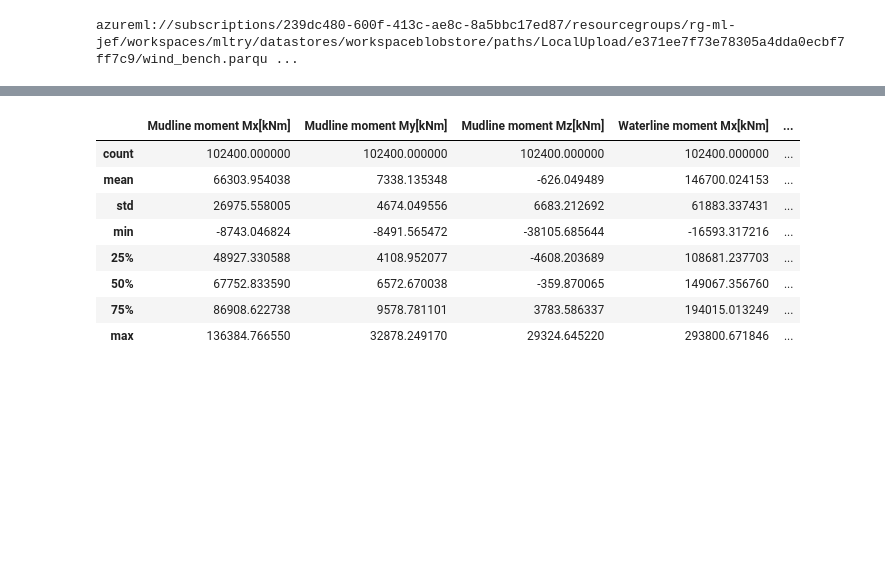
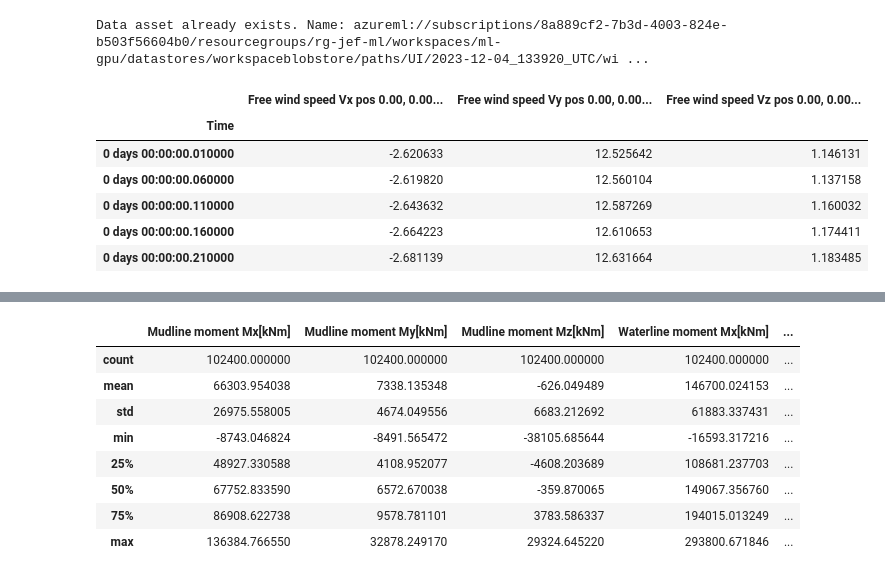
Before and after one commit to zwergon/wind_bench, a Jupyter notebook: notebooks/wb_data.ipynb, the cells around one changed output, grey strips where cells are left out. Saved outputs shown, nothing was run; the diff lists cells and outputs as text; code cells hidden in the pictures; blank space fills up the shorter version.

```diff
--- a/notebooks/wb_data.ipynb
+++ b/notebooks/wb_data.ipynb
@@ -19,39 +17,52 @@ from azure.ai.ml.entities import Data
 from azure.ai.ml.constants import AssetTypes
 import os
 
-os.environ['http_proxy'] = 'http://irproxy:8082/'
-os.environ['https_proxy'] = 'http://irproxy:8082'
-
 # update the 'my_path' variable to match the location of where you downloaded the data on your
 # local filesystem
 
-my_path = "./data/wind_bench.parquet"
-# set the version number of the data asset
-v1 = "initial"
-
-my_data = Data(
-    name="wind-bench",
-    version=v1,
-    description="Wind Benchmark parquet file",
-    path=my_path,
-    tags={"format": "parquet"},
-    type=AssetTypes.URI_FOLDER,
+## create data asset if it doesn't already exist:
+data_asset = ml_client.data.get(name="wind_bench_100_128", version=1)
+print(
+    f"Data asset already exists. Name: {data_asset.path}, version: {data_asset.version}"
 )
-
-## create data asset if it doesn't already exist:
-try:
-    data_asset = ml_client.data.get(name="wind-bench", version=v1)
-    print(
-        f"Data asset already exists. Name: {my_data.name}, version: {my_data.version}"
-    )
-except:
-    ml_client.data.create_or_update(my_data)
-    print(f"Data asset created. Name: {my_data.name}, version: {my_data.version}")
+# %% [output]
+Data asset already exists. Name: azureml://subscriptions/8a889cf2-7b3d-4003-824e-b503f56604b0/resourcegroups/rg-jef-ml/workspaces/ml-gpu/datastores/workspaceblobstore/paths/UI/2023-12-04_133920_UTC/wi ...
-# %%
-print(data_asset.path)
-# %% [output]
-azureml://subscriptions/239dc480-600f-413c-ae8c-8a5bbc17ed87/resourcegroups/rg-ml-jef/workspaces/mltry/datastores/workspaceblobstore/paths/LocalUpload/e371ee7f73e78305a4dda0ecbf7ff7c9/wind_bench.parqu ...
+# %%
+x_columns = [
+        "Tower top fore-aft acceleration ay [m/s2]",
+        "Tower top side-side acceleration ax [m/s2]",
+        "Tower mid fore-aft acceleration ay [m/s2]",
+        "Tower mid side-side acceleration ax [m/s2]",
+        "Tower top rotation x [deg]",
+        "Tower top rotation y [deg]",
+        "Tower mid rotation x [deg]",
+        "Tower mid rotation y [deg]"
+]
+
+y_columns = [
+    "Mudline moment Mx[kNm]",
+    "Mudline moment My[kNm]",
+    "Mudline moment Mz[kNm]",
+    "Waterline moment Mx[kNm]",
+    "Waterline moment My[kNm]",
+    "Waterline moment Mz[kNm]"
+]
+
+wind_columns = [
+    "Free wind speed Vx pos    0.00,   0.00,-150.00",
+    "Free wind speed Vy pos    0.00,   0.00,-150.00",
+    "Free wind speed Vz pos    0.00,   0.00,-150.00"
+]
 # %%
 import pandas as pd
 
-df = pd.read_parquet(data_asset.path)
+df = pd.read_parquet(data_asset.path, columns=wind_columns)
+df.head()
+# %% [output]
+|  | Free wind speed Vx pos 0.00, 0.00... | Free wind speed Vy pos 0.00, 0.00... | Free wind speed Vz pos 0.00, 0.00... |
+| Time |  |  |  |
+| 0 days 00:00:00.010000 | -2.620633 | 12.525642 | 1.146131 |
+| 0 days 00:00:00.060000 | -2.619820 | 12.560104 | 1.137158 |
+| 0 days 00:00:00.110000 | -2.643632 | 12.587269 | 1.160032 |
+| 0 days 00:00:00.160000 | -2.664223 | 12.610653 | 1.174411 |
+| 0 days 00:00:00.210000 | -2.681139 | 12.631664 | 1.183485 |
```
Also changed, not shown: parts of 9 cells of this notebook, 19 other files.
